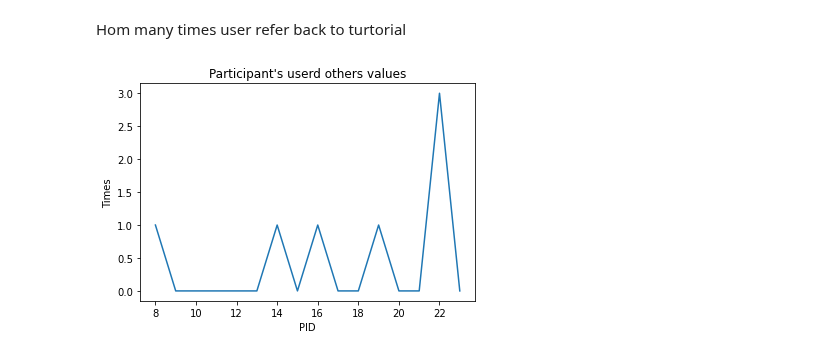
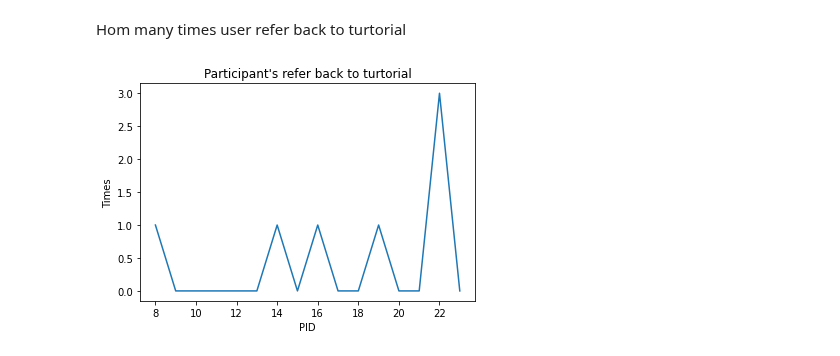
Before and after one commit to YuxuanZhou1/Character-Recorder-DA, a Jupyter notebook: Exploring Analysis.ipynb, the cells around one changed output. Drawn from its saved outputs; the diff is of its cells as text; code cells hidden in the pictures.

```diff
--- a/Exploring Analysis.ipynb
+++ b/Exploring Analysis.ipynb
@@ -69,10 +76,12 @@ Hom many times user refer back to turtorial
 # %%
 fig, ax = plt.subplots()
 PA["refer back to tutorial"].dropna().astype('int32').plot()
 
-plt.title("Participant's userd others values")
+plt.title("Participant's refer back to turtorial")
 plt.xlabel("PID")
 plt.ylabel("Times")
+
+plt.savefig(os.path.join('Pics/Exploring Analysis/Users refer turtorial.png'), dpi=300, format='png', bbox_inches='tight')
 plt.show()
 # %% [output]
-[figure, old version]
+[figure, new version]
```
Also changed, not shown: parts of 4 cells of this notebook, 59 other files.
